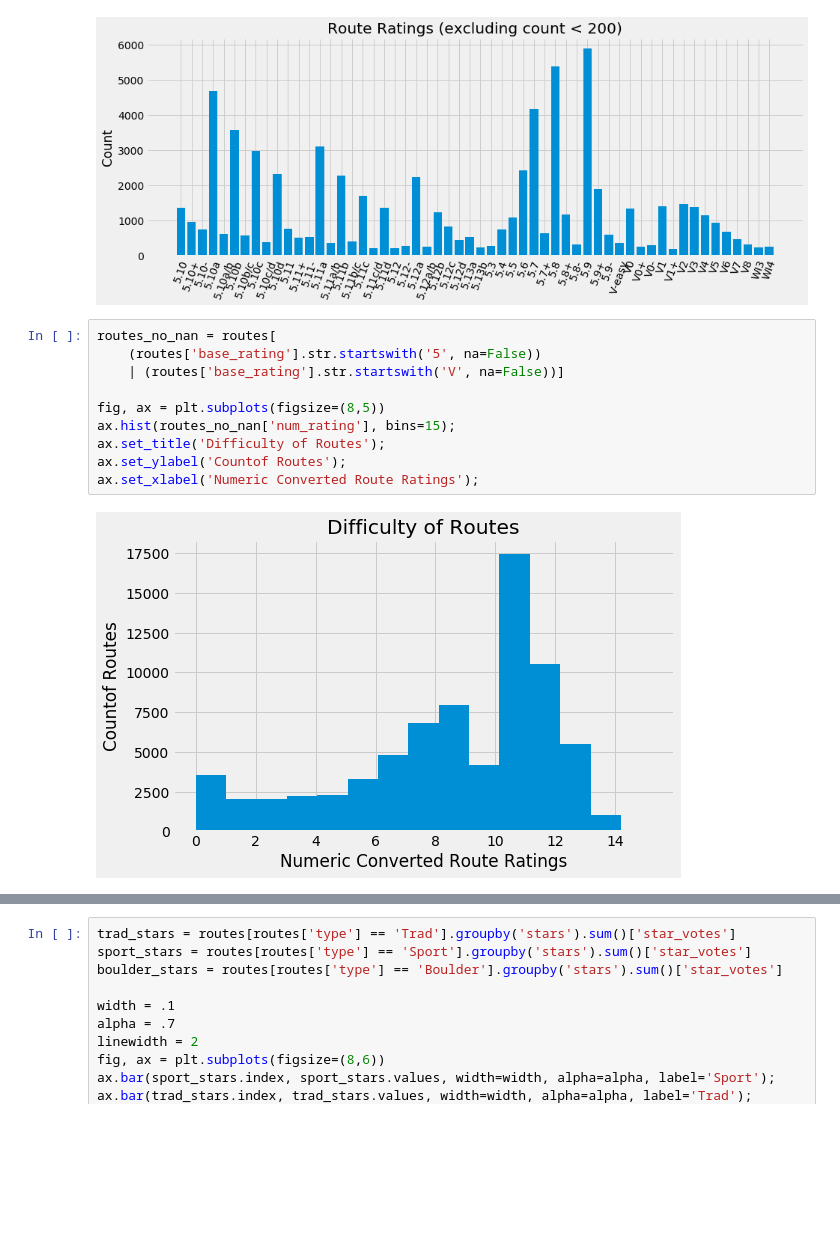
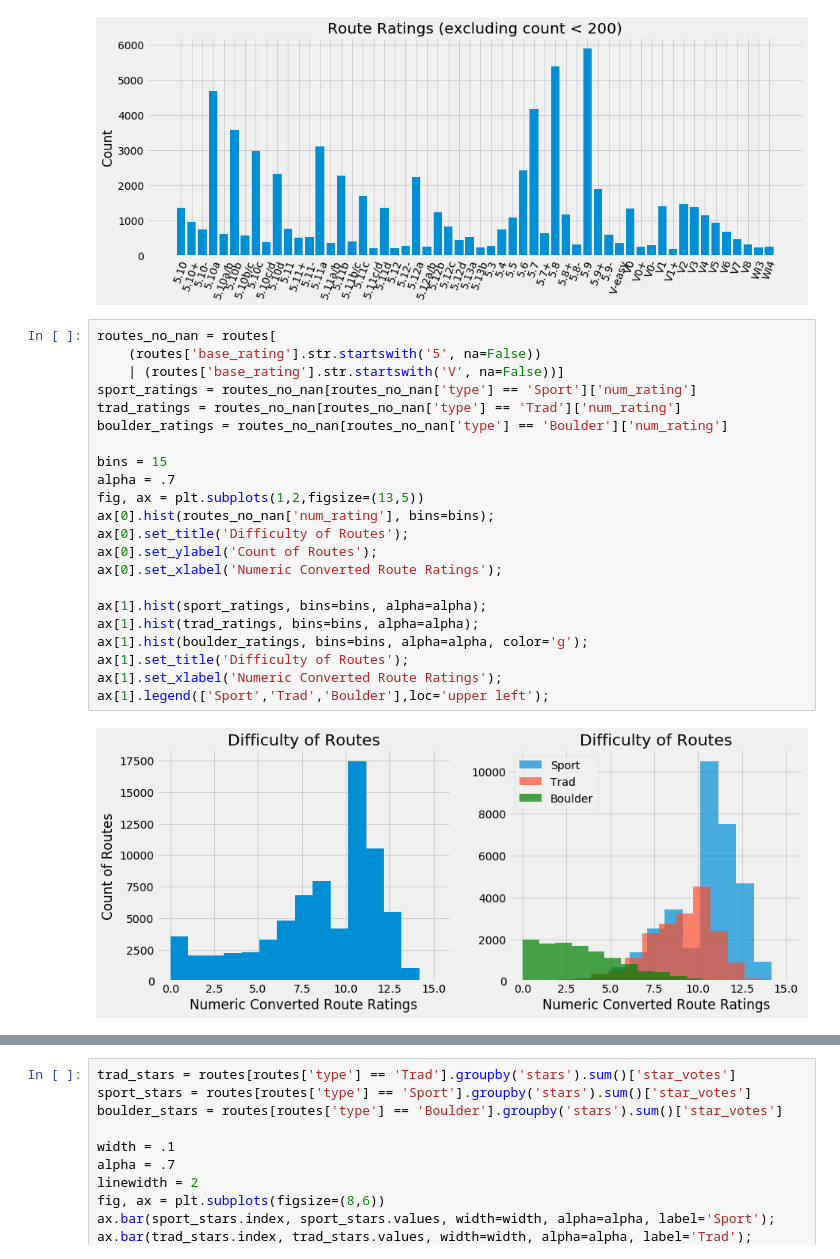
Before and after one commit to redwin21/trad-vs-sport, a Jupyter notebook: analysis/eda.ipynb, the cells around one changed output, grey strips where cells are left out. Cells and saved outputs as stored; diff of their text form; blank space fills up the shorter version.

Commit message:
clean and combine graphs

```diff
--- a/analysis/eda.ipynb
+++ b/analysis/eda.ipynb
@@ -40,12 +40,24 @@ ax.set_title('Route Ratings (excluding count < 200)');
 # %%
 routes_no_nan = routes[
     (routes['base_rating'].str.startswith('5', na=False))
     | (routes['base_rating'].str.startswith('V', na=False))]
+sport_ratings = routes_no_nan[routes_no_nan['type'] == 'Sport']['num_rating']
+trad_ratings = routes_no_nan[routes_no_nan['type'] == 'Trad']['num_rating']
+boulder_ratings = routes_no_nan[routes_no_nan['type'] == 'Boulder']['num_rating']
 
-fig, ax = plt.subplots(figsize=(8,5))
-ax.hist(routes_no_nan['num_rating'], bins=15);
-ax.set_title('Difficulty of Routes');
-ax.set_ylabel('Countof Routes');
-ax.set_xlabel('Numeric Converted Route Ratings');
+bins = 15
+alpha = .7
+fig, ax = plt.subplots(1,2,figsize=(13,5))
+ax[0].hist(routes_no_nan['num_rating'], bins=bins);
+ax[0].set_title('Difficulty of Routes');
+ax[0].set_ylabel('Count of Routes');
+ax[0].set_xlabel('Numeric Converted Route Ratings');
+
+ax[1].hist(sport_ratings, bins=bins, alpha=alpha);
+ax[1].hist(trad_ratings, bins=bins, alpha=alpha);
+ax[1].hist(boulder_ratings, bins=bins, alpha=alpha, color='g');
+ax[1].set_title('Difficulty of Routes');
+ax[1].set_xlabel('Numeric Converted Route Ratings');
+ax[1].legend(['Sport','Trad','Boulder'],loc='upper left');
 # %% [output]
-[figure, old version]
+[figure, new version]
```
Also changed, not shown: parts of 8 cells of this notebook.
